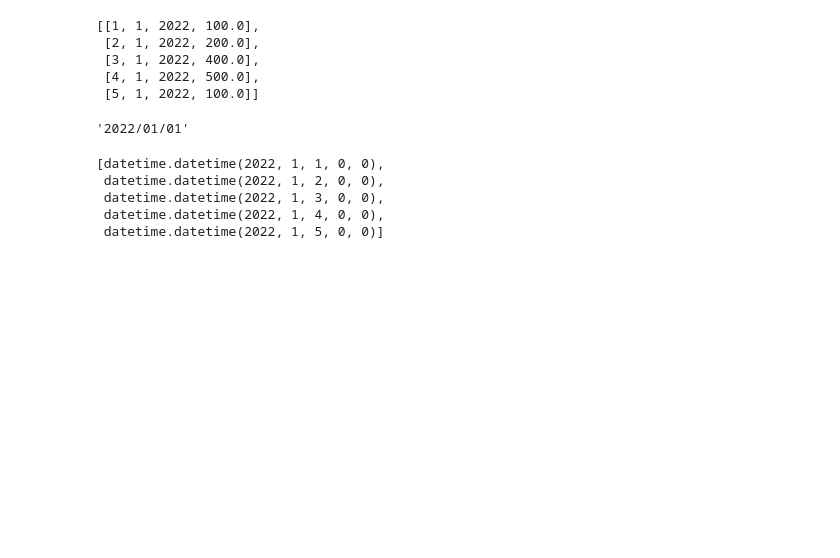
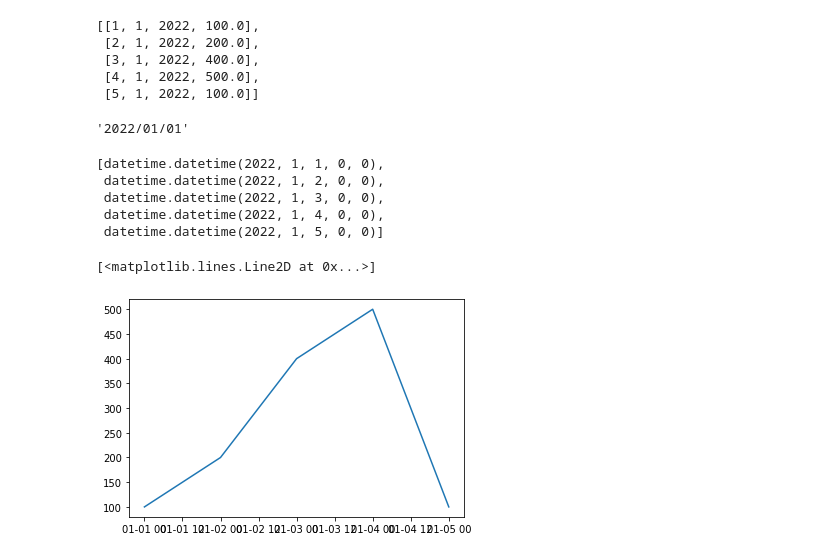
Before and after one commit to minovsor/workshop_python_hge, a Jupyter notebook: intro_python.ipynb, the cells around one changed output. Cells and saved outputs as stored; diff of their text form; code cells hidden in the pictures; blank space fills up the shorter version.

```diff
--- a/intro_python.ipynb
+++ b/intro_python.ipynb
@@ -141,9 +141,9 @@ with open('teste.txt') as f:
   dados_lidos = f.readlines()
 
   dados = []
-  for i in dados_lidos:
-      dd,mm,aaaa,valor = i.split()
-      dados.append( [int(dd),int(mm),int(aaaa),float(valor)])
+  #for i in dados_lidos:
+  #    dd,mm,aaaa,valor = i.split()
+  #    dados.append( [int(dd),int(mm),int(aaaa),float(valor)])
 # %%
 dados_lidos
 # %% [output]
@@ -198,4 +200,13 @@ lista_datas
  datetime.datetime(2022, 1, 3, 0, 0),
  datetime.datetime(2022, 1, 4, 0, 0),
  datetime.datetime(2022, 1, 5, 0, 0)]
+# %%
+# faz uma figura
+import matplotlib.pyplot as plt  #alias muito utilizado
+x = lista_datas
+y = [i[3] for i in dados]
+plt.plot(x,y)
+# %% [output]
+[<matplotlib.lines.Line2D at 0x...>]
+[figure, added]
 # %%
```
Also changed, not shown: parts of 3 cells of this notebook.
